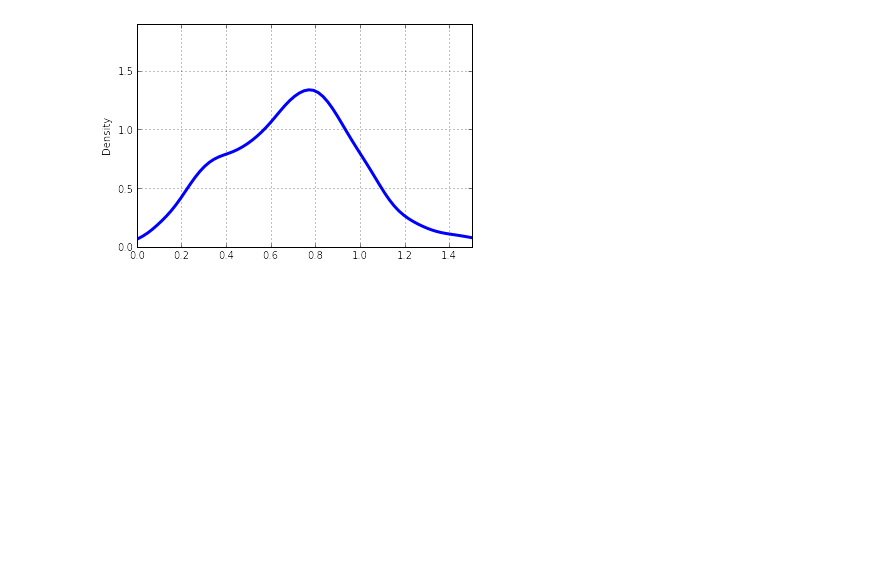
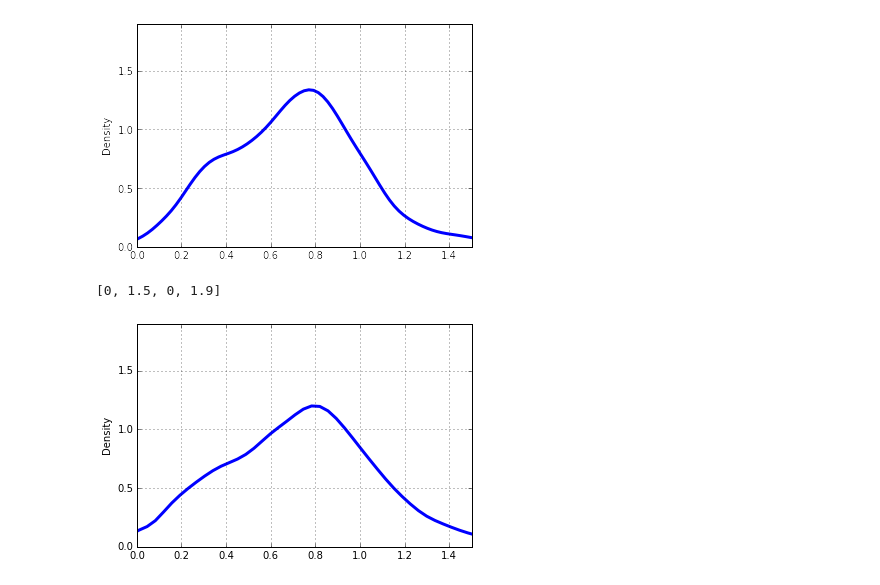
Before and after one commit to sr320/course-fish546-2015, a Jupyter notebook: notebooks/Jay-CpG.ipynb, the cells around one changed output. Saved outputs shown, nothing was run; the diff lists cells and outputs as text; code cells hidden in the pictures; blank space fills up the shorter version.

```diff
--- a/notebooks/Jay-CpG.ipynb
+++ b/notebooks/Jay-CpG.ipynb
@@ -180,0 +188,9 @@ plt.axis([0, 1.5, 0, 1.9])
+# %%
+Ahya_all = pd.read_table('../analyses/Ahyacinthus_v1_CpG.tab', header=None)
+# %%
+# pandas density plot
+Ahya_all[1].plot(kind='kde', linewidth=3);
+plt.axis([0, 1.5, 0, 1.9])
+# %% [output]
+[0, 1.5, 0, 1.9]
+[figure, added]
```
Also changed, not shown: parts of 2 cells of this notebook, 3 other files.
